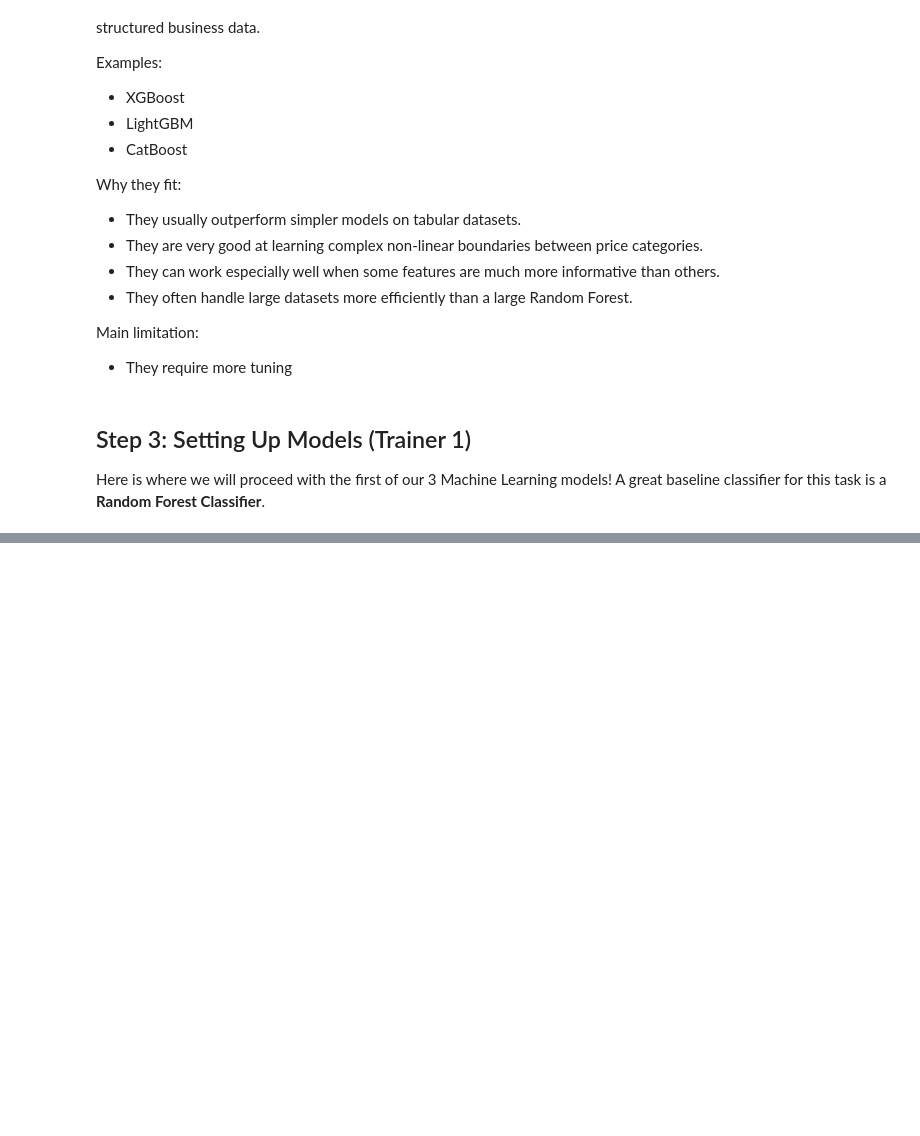
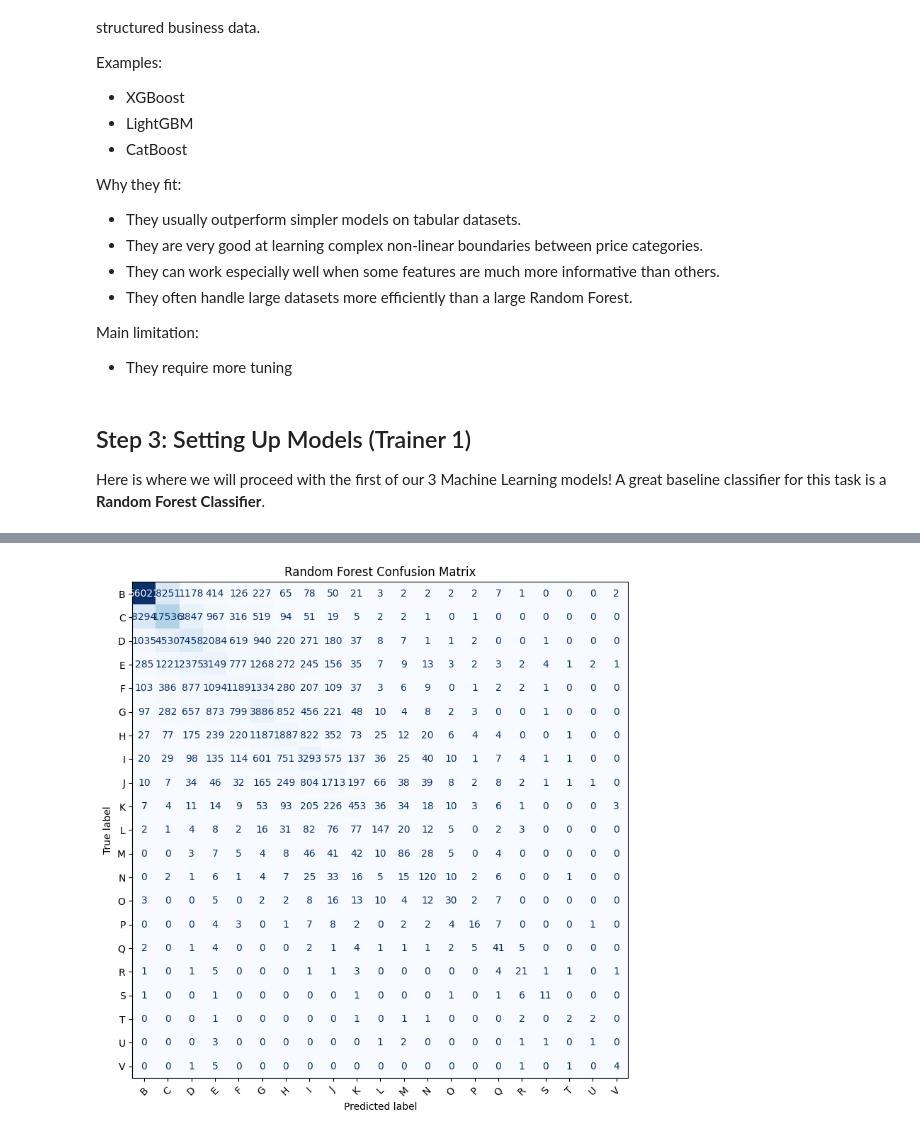
Before and after one commit to nikimono02/3_trainers_and_3_models, a Jupyter notebook: model_training_pipeline.ipynb, the cells around one changed output, grey strips where cells are left out. Saved outputs shown, nothing was run; the diff lists cells and outputs as text; code cells hidden in the pictures; blank space fills up the shorter version.

Commit message:
modelling phase with both Random Forest and XGBoost for comparison

```diff
--- a/model_training_pipeline.ipynb
+++ b/model_training_pipeline.ipynb
@@ -435,0 +504,20 @@ rf_model = RandomForestClassifier(n_estimators=100, random_state=42, n_jobs=-1)
+# %%
+from sklearn.ensemble import RandomForestClassifier
+
+rf_model = RandomForestClassifier(
+    n_estimators=250,
+    max_depth=None,
+    min_samples_leaf=2,
+    class_weight='balanced_subsample',
+    random_state=42,
+    n_jobs=-1
+)
+
+rf_predictions = evaluate_model(
+    'Random Forest',
+    rf_model,
+    X_train,
+    X_test,
+    y_train,
+    y_test
+)
@@ -435,0 +551,16 @@ rf_model = RandomForestClassifier(n_estimators=100, random_state=42, n_jobs=-1)
+# %%
+fig, ax = plt.subplots(figsize=(10, 8))
+ConfusionMatrixDisplay.from_predictions(
+    y_test,
+    rf_predictions,
+    display_labels=target_names,
+    xticks_rotation=45,
+    cmap='Blues',
+    ax=ax,
+    colorbar=False
+)
+ax.set_title('Random Forest Confusion Matrix')
+plt.tight_layout()
+plt.show()
+# %% [output]
+[figure, added]
```
Also changed, not shown: parts of 24 cells of this notebook.
